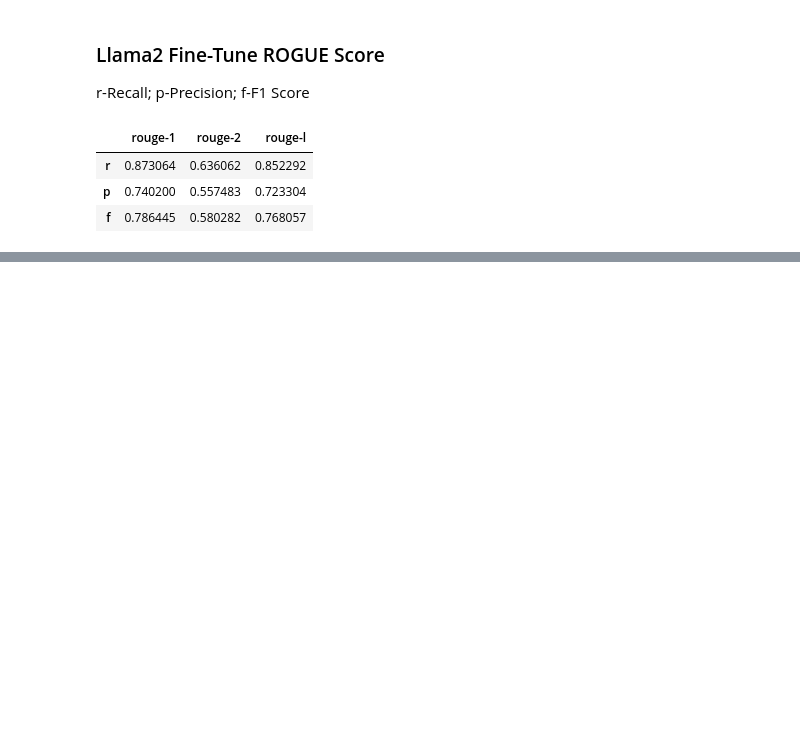
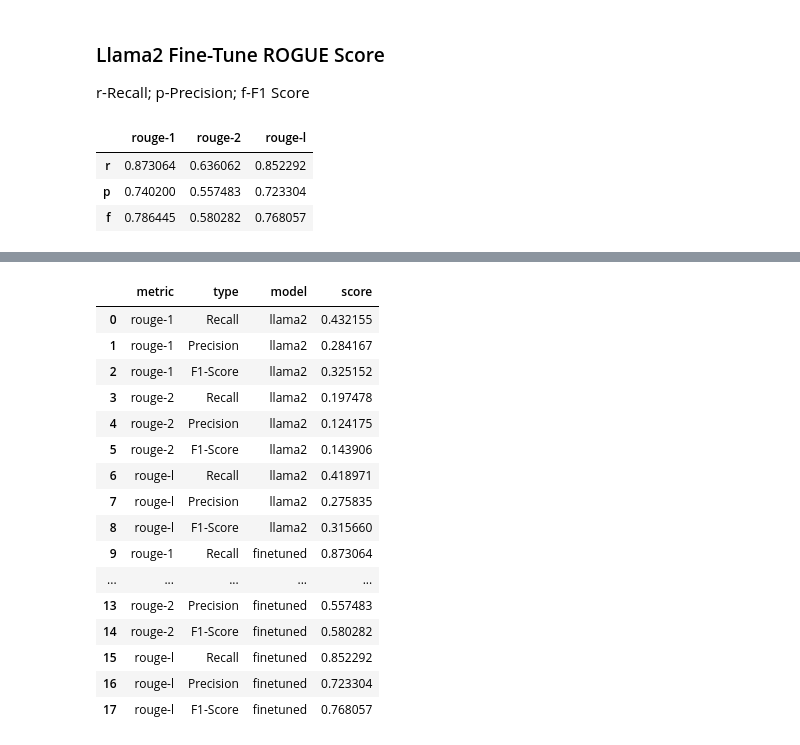
Before and after one commit to jai-llm/TEXT2SQL, a Jupyter notebook: 2c_Text2SQL_Compare_ROGUEv3.ipynb, the cells around one changed output, grey strips where cells are left out. Drawn from its saved outputs; the diff is of its cells as text; code cells hidden in the pictures; blank space fills up the shorter version.

```diff
--- a/2c_Text2SQL_Compare_ROGUEv3.ipynb
+++ b/2c_Text2SQL_Compare_ROGUEv3.ipynb
@@ -80,6 +86,12 @@ def compute_rogue(df):
   rogue_df = pd.DataFrame(rogue_dict)
 
   return rogue_df
+# %%
+def create_plt_df(df, index_names=['metric', 'type'], column_names=['llama2']):
+  plt_df = pd.DataFrame(df.unstack(), columns=column_names)
+  plt_df.reset_index(names=index_names, inplace=True)
+  plt_df[index_names[1]] = plt_df[index_names[1]].map({'r': 'Recall', 'p':'Precision', 'f':'F1-Score'})
+  return plt_df
 # %% [markdown]
 ### Read in Evaluation Files
 # %%
@@ -138,0 +195,23 @@ finetune_rogue.to_csv(RES_PATH + FINETUNE_RES_FILE)
+# %%
+l2_ft_rogue_plt = l2_ft_rogue.melt(id_vars=['metric','type'], value_vars=['llama2','finetuned'],
+                                   var_name='model', value_name='score'
+                                   )
+display(l2_ft_rogue_plt)
+# %% [output]
+|  | metric | type | model | score |
+| 0 | rouge-1 | Recall | llama2 | 0.432155 |
+| 1 | rouge-1 | Precision | llama2 | 0.284167 |
+| 2 | rouge-1 | F1-Score | llama2 | 0.325152 |
+| 3 | rouge-2 | Recall | llama2 | 0.197478 |
+| 4 | rouge-2 | Precision | llama2 | 0.124175 |
+| 5 | rouge-2 | F1-Score | llama2 | 0.143906 |
+| 6 | rouge-l | Recall | llama2 | 0.418971 |
+| 7 | rouge-l | Precision | llama2 | 0.275835 |
+| 8 | rouge-l | F1-Score | llama2 | 0.315660 |
+| 9 | rouge-1 | Recall | finetuned | 0.873064 |
+| ... | ... | ... | ... | ... |
+| 13 | rouge-2 | Precision | finetuned | 0.557483 |
+| 14 | rouge-2 | F1-Score | finetuned | 0.580282 |
+| 15 | rouge-l | Recall | finetuned | 0.852292 |
+| 16 | rouge-l | Precision | finetuned | 0.723304 |
+| 17 | rouge-l | F1-Score | finetuned | 0.768057 |
```
Also changed, not shown: parts of 7 cells of this notebook.
